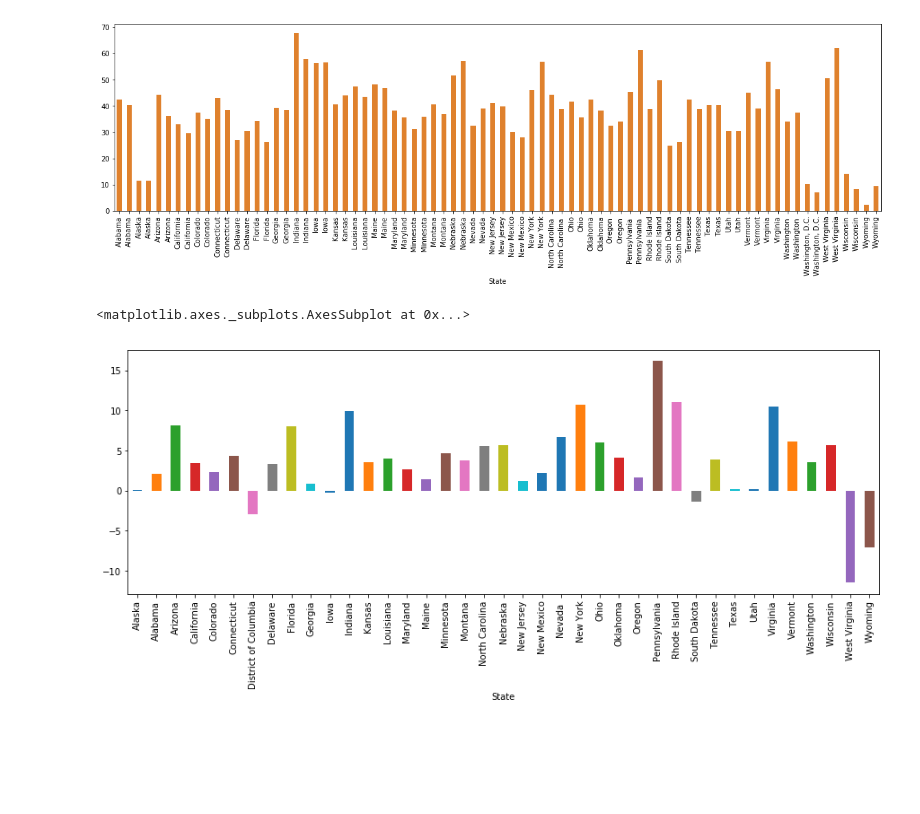
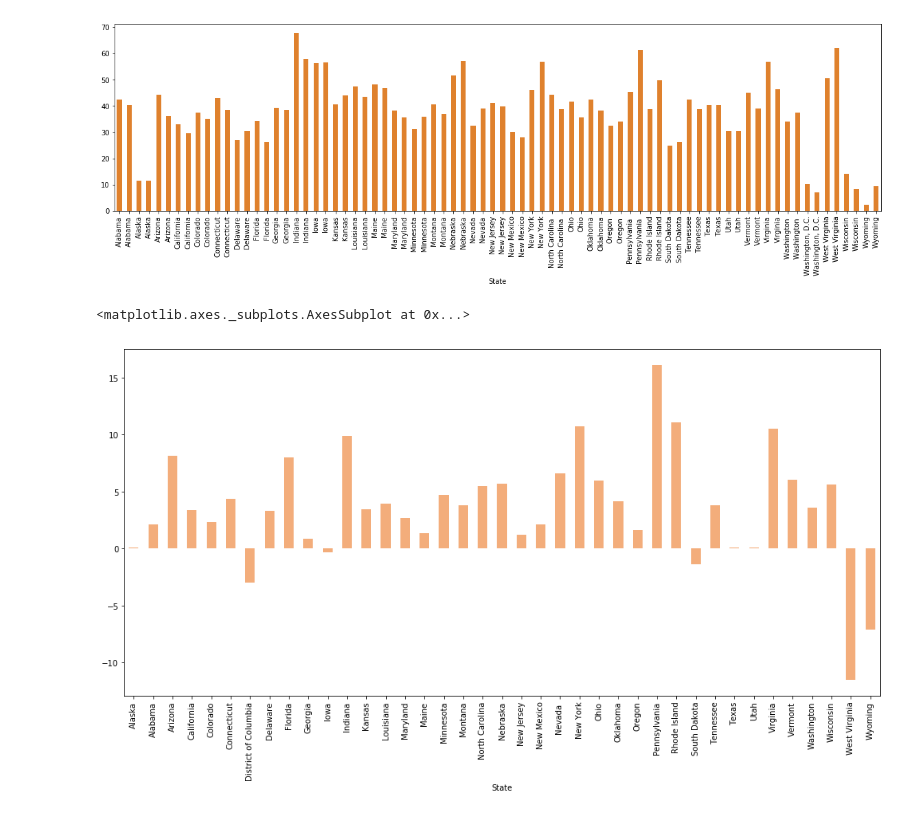
Before and after one commit to linleysanders/data-studio, a Jupyter notebook: Code/03-youth-vote/Youth Vote.ipynb, the cells around one changed output. Saved outputs shown, nothing was run; the diff lists cells and outputs as text; code cells hidden in the pictures; blank space fills up the shorter version.

```diff
--- a/Code/03-youth-vote/Youth Vote.ipynb
+++ b/Code/03-youth-vote/Youth Vote.ipynb
@@ -94,7 +94,7 @@ df.sort_values(by='State', ascending=True).plot(kind='bar', x='State', y='18_29'
 [figure]
 # %%
 pct_change = pd.read_csv("percent_change.csv")
-pct_change.plot(kind='bar', x='State', y='Percent_Change', figsize=(15, 5), legend=False)
+pct_change.plot(kind='bar', x='State', y='Percent_Change', figsize=(17, 8), legend=False, color='#F3AD7B')
 # %% [output]
 <matplotlib.axes._subplots.AxesSubplot at 0x...>
-[figure, old version]
+[figure, new version]
```
Also changed, not shown: 5 other files.
